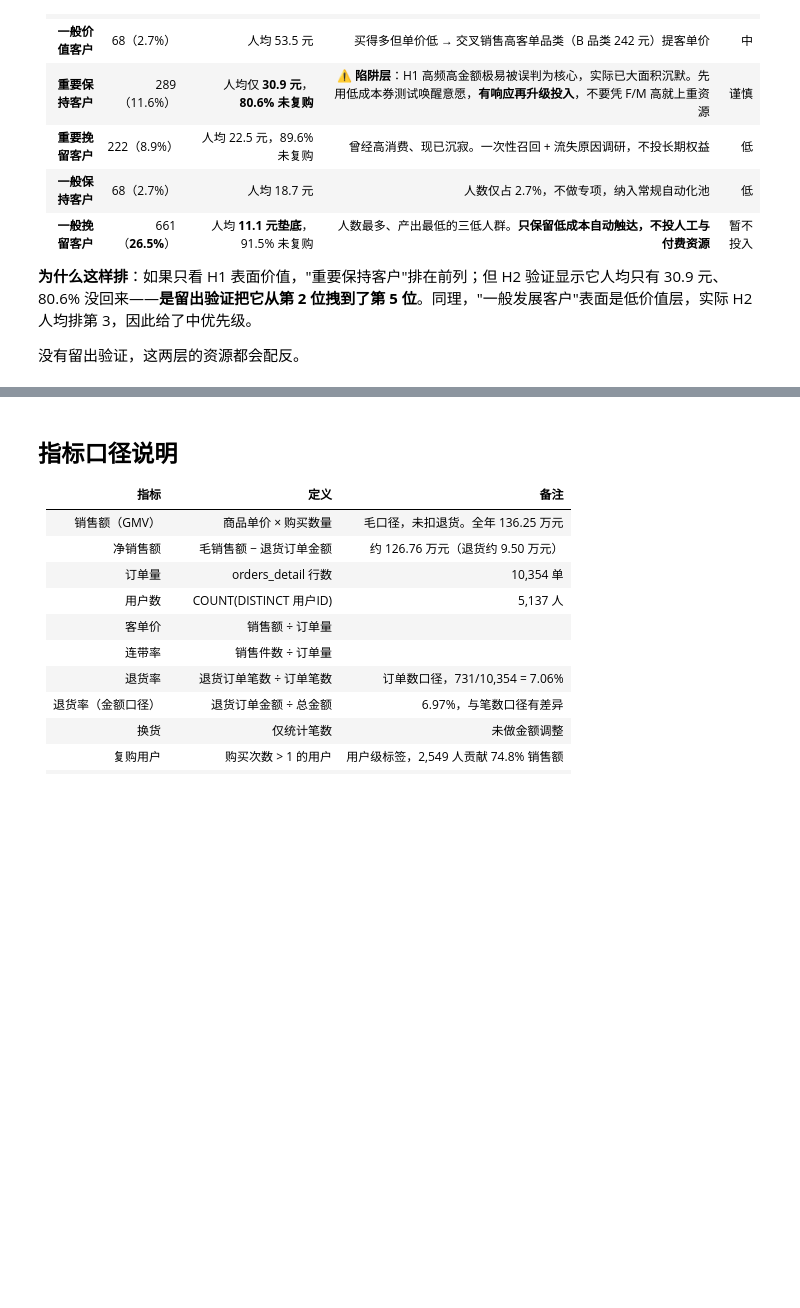
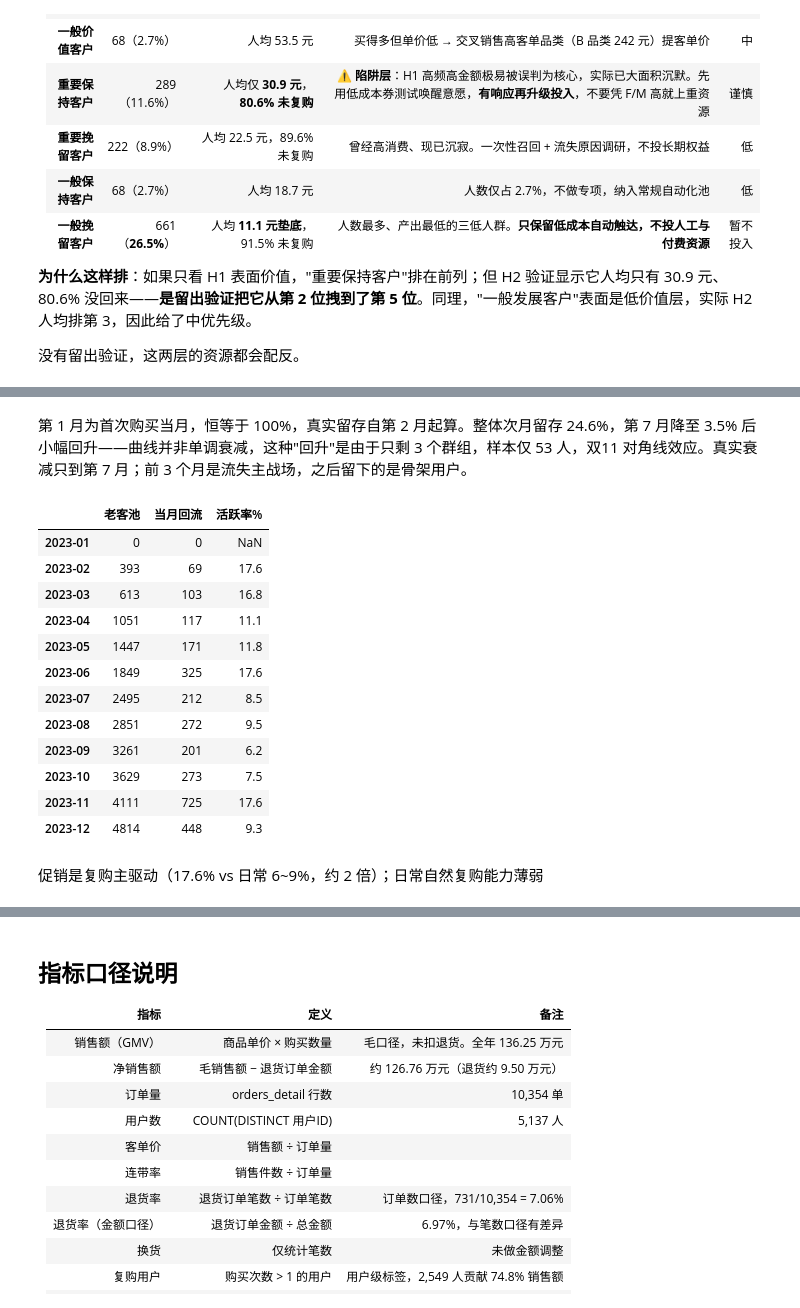
Before and after one commit to Lin-DongHai98/ecommerce-analysis, a Jupyter notebook: ecommerce_sales_rfm_analysis.ipynb, the cells around one changed output, grey strips where cells are left out. Saved outputs shown, nothing was run; the diff lists cells and outputs as text; code cells hidden in the pictures; blank space fills up the shorter version.

```diff
--- a/ecommerce_sales_rfm_analysis.ipynb
+++ b/ecommerce_sales_rfm_analysis.ipynb
@@ -1220,0 +1223,15 @@ print(result)
+# %%
+df = pd.read_sql("SELECT 用户ID, 订单交易时间, 订单来源 FROM orders_detail", engine)
+df["订单月"] = pd.to_datetime(df["订单交易时间"]).dt.to_period("M")
+df["首购月"] = df.groupby("用户ID")["订单月"].transform("min")
+df["月份差"] = (df["订单月"] - df["首购月"]).apply(lambda x: x.n)
+
+#留存人数矩阵
+MAX_N, last = 11, df["订单月"].max()
+cnt = (df.pivot_table(index="首购月", columns="月份差", values="用户ID", aggfunc="nunique")
+         .reindex(columns=range(MAX_N + 1)))
+
+#留存率：先补 0，再遮掉未到观察期的格子
+cal = pd.DataFrame([[i + n for n in cnt.columns] for i in cnt.index],
+                   index=cnt.index, columns=cnt.columns)
+rate = (cnt.div(cnt[0], axis=0) * 100).round(1).fillna(0).where(cal <= last)
@@ -1220,0 +1270,31 @@ print(result)
+# %% [markdown]
+第 1 月为首次购买当月，恒等于 100%，真实留存自第 2 月起算。整体次月留存 24.6%，第 7 月降至 3.5% 后小幅回升——曲线并非单调衰减，这种"回升"是由于只剩 3 个群组，样本仅 53 人，双11 对角线效应。真实衰减只到第 7 月；前 3 个月是流失主战场，之后留下的是骨架用户。
+# %%
+# 月度老客活跃率：按日历月聚合，剔除「用户池累积」干扰
+um = df[["用户ID", "订单月"]].drop_duplicates()
+first_ym = um.groupby("用户ID")["订单月"].min()
+months = sorted(um["订单月"].unique())
+back = um.groupby("订单月")["用户ID"].apply(set)
+
+res = pd.DataFrame(index=months)
+res["老客池"]   = [len(set(first_ym[first_ym < m].index)) for m in months]
+res["当月回流"] = [len(set(first_ym[first_ym < m].index) & back.get(m, set())) for m in months]
+res["活跃率%"]  = (res["当月回流"] / res["老客池"] * 100).round(1)
+res.index = [str(m) for m in months]
+res
+# %% [output]
+|  | 老客池 | 当月回流 | 活跃率% |
+| 2023-01 | 0 | 0 | NaN |
+| 2023-02 | 393 | 69 | 17.6 |
+| 2023-03 | 613 | 103 | 16.8 |
+| 2023-04 | 1051 | 117 | 11.1 |
+| 2023-05 | 1447 | 171 | 11.8 |
+| 2023-06 | 1849 | 325 | 17.6 |
+| 2023-07 | 2495 | 212 | 8.5 |
+| 2023-08 | 2851 | 272 | 9.5 |
+| 2023-09 | 3261 | 201 | 6.2 |
+| 2023-10 | 3629 | 273 | 7.5 |
+| 2023-11 | 4111 | 725 | 17.6 |
+| 2023-12 | 4814 | 448 | 9.3 |
+# %% [markdown]
+促销是复购主驱动（17.6% vs 日常 6~9%，约 2 倍）；日常自然复购能力薄弱
```
Also changed, not shown: parts of 7 cells of this notebook, 2 other files.
